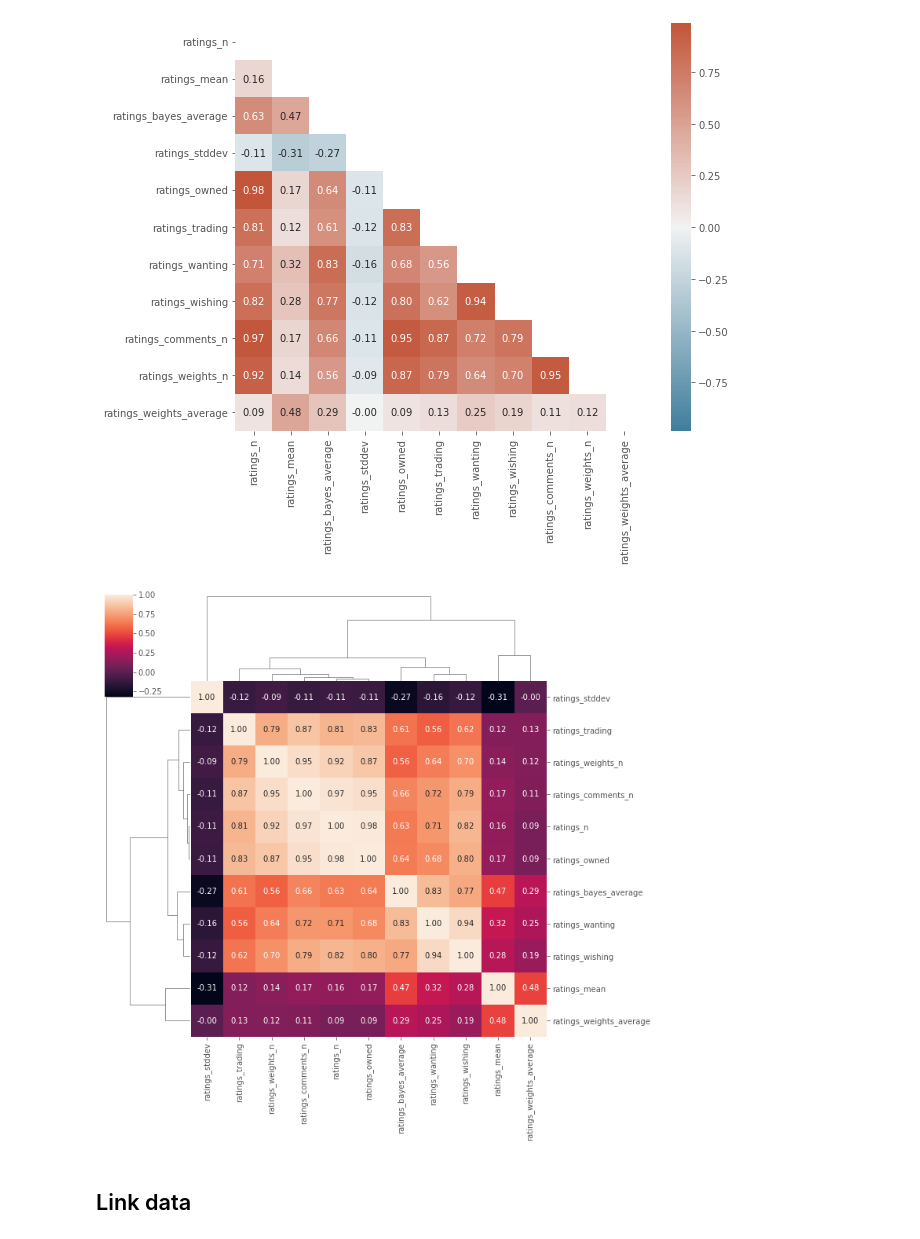
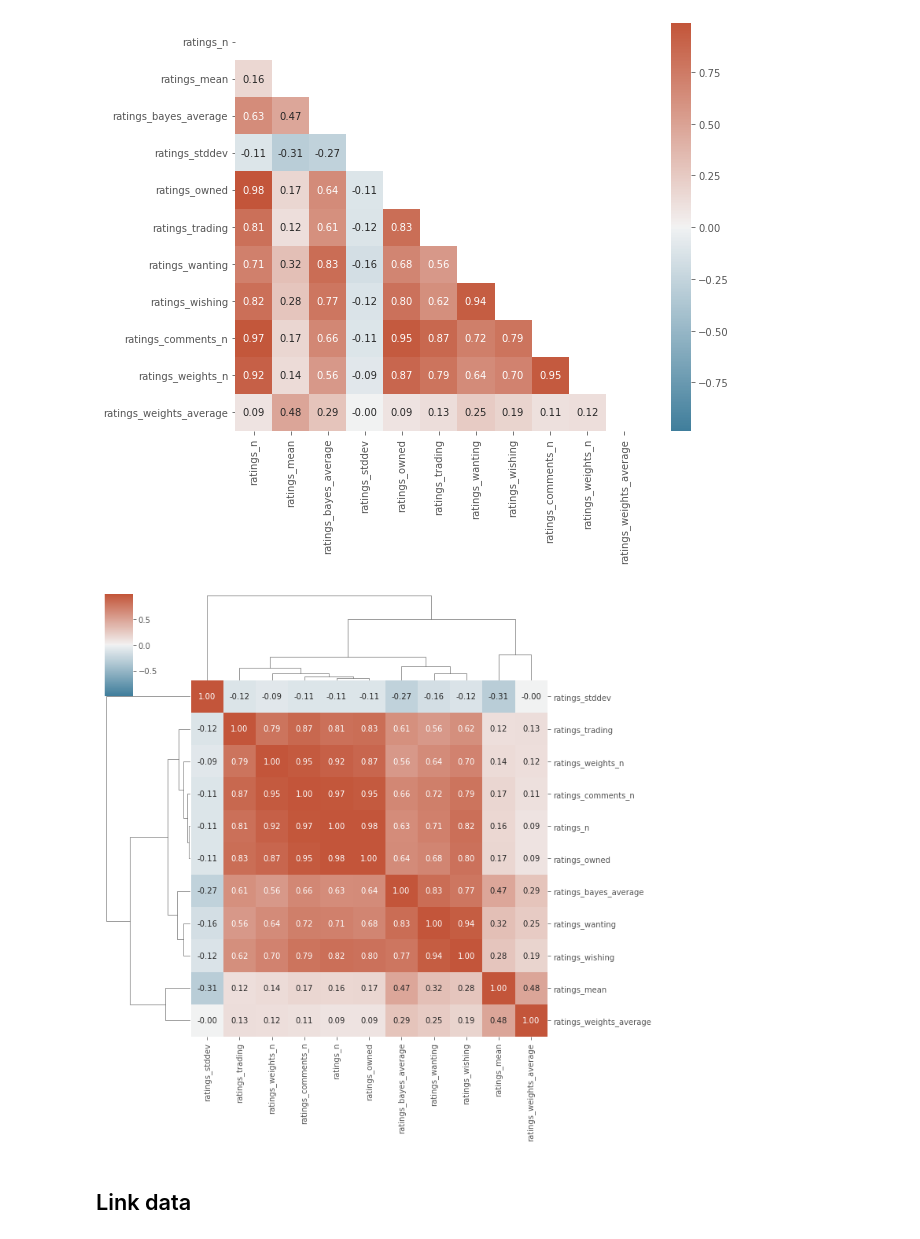
Before and after one commit to andrewKOwong/boardgames, a Jupyter notebook: analysis.ipynb, the cells around one changed output. Saved outputs shown, nothing was run; the diff lists cells and outputs as text; code cells hidden in the pictures.

```diff
--- a/analysis.ipynb
+++ b/analysis.ipynb
@@ -1061,9 +1063,9 @@ sns.heatmap(ratings.corr(), mask=mask, square=True, annot=True, cmap=divergent,
 # %% [output]
 [figure]
 # %%
-g = sns.clustermap(ratings.corr(), annot=True, fmt='.2f')
+g = sns.clustermap(ratings.corr(), annot=True, fmt='.2f', cmap=divergent, norm=norm)
 # %% [output]
-[figure, old version]
+[figure, new version]
 # %% [markdown]
 ## Link data
 # %% [markdown]
```
Also changed, not shown: parts of 6 cells of this notebook.
